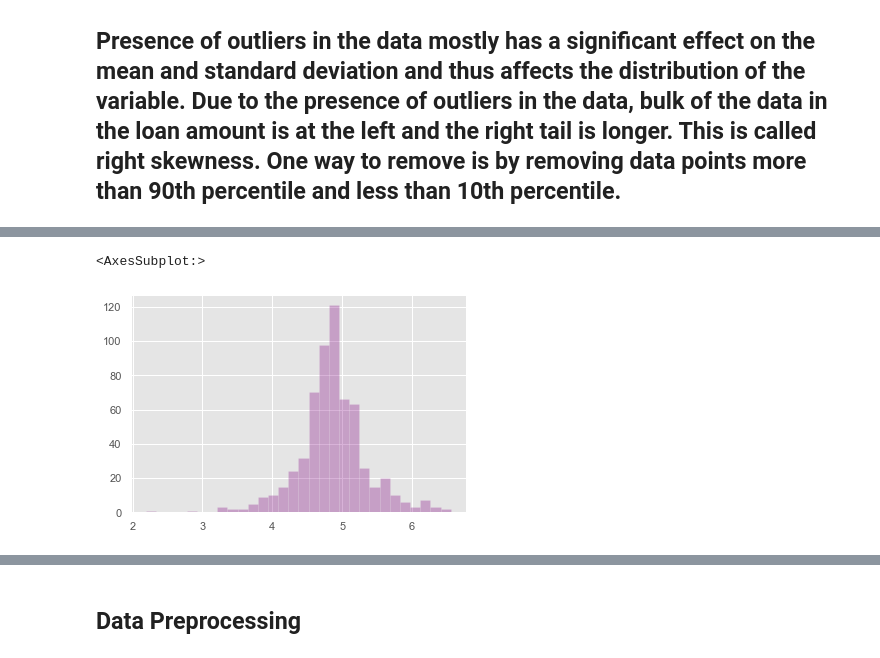
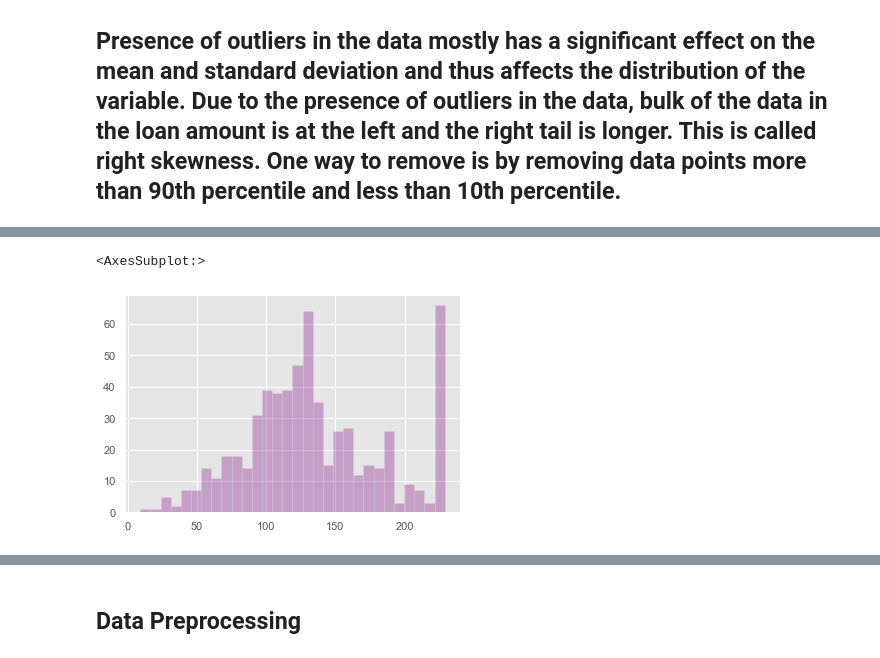
Before and after one commit to karan842/finohub, a Jupyter notebook: Loan-status-prediction.ipynb, the cells around one changed output, grey strips where cells are left out. Cells and saved outputs as stored; diff of their text form; code cells hidden in the pictures.

```diff
--- a/Loan-status-prediction.ipynb
+++ b/Loan-status-prediction.ipynb
@@ -880,0 +894,12 @@ Due to the presence of outliers in the data, bulk of the data in the loan amount
+# %%
+data['LoanAmount'] = np.where(data['LoanAmount']>229.0, 229.0, data['LoanAmount'])
+
+def box_plot(df):
+    print("Detecting Outilers:\n ")
+    plt.figure(figsize=(12,8))
+    plt.boxplot(df, vert=False)
+    plt.title("Detecting outliers")
+    plt.show()
+
+print("After removing outliers >90th percentile: :")
+box_plot(data['LoanAmount'])
@@ -881,6 +910,5 @@ Due to the presence of outliers in the data, bulk of the data in the loan amount
 # %%
-data['LoanAmount'] = np.log(data['LoanAmount'])
 data['LoanAmount'].hist(bins=30, color='purple',alpha=0.3)
 # %% [output]
 <AxesSubplot:>
-[figure, old version]
+[figure, new version]
```
Also changed, not shown: parts of 15 cells of this notebook, 5 other files.
